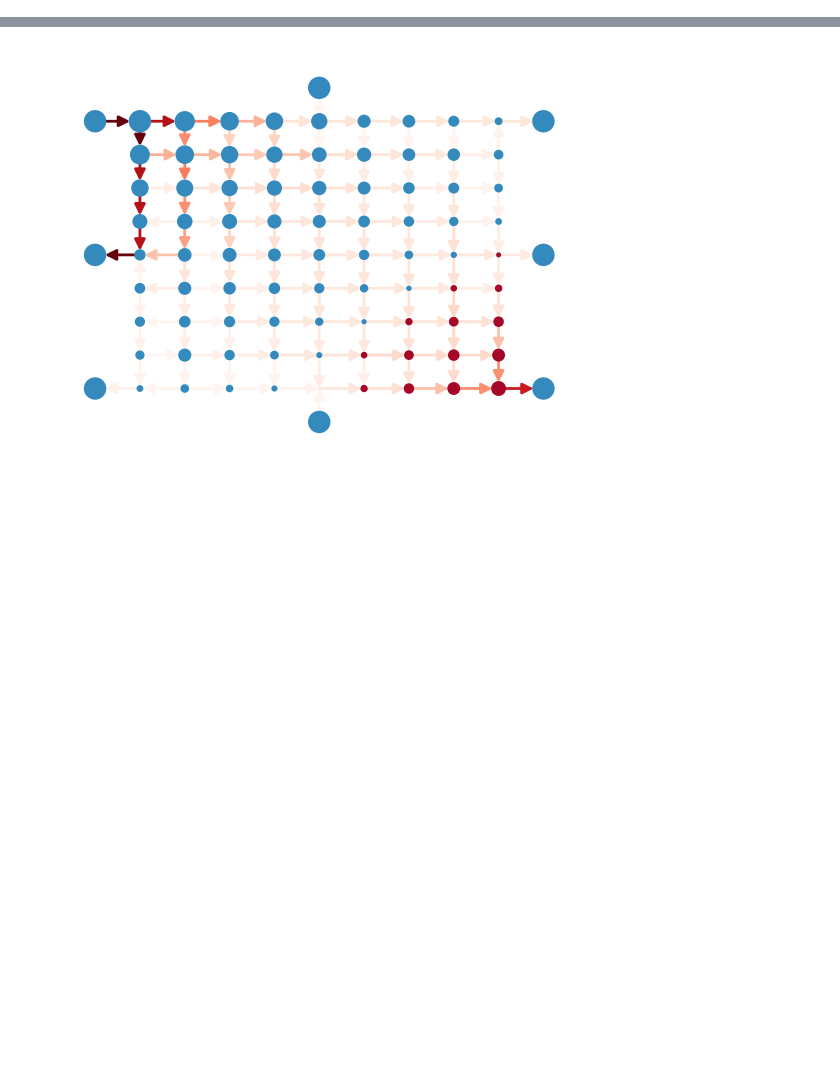
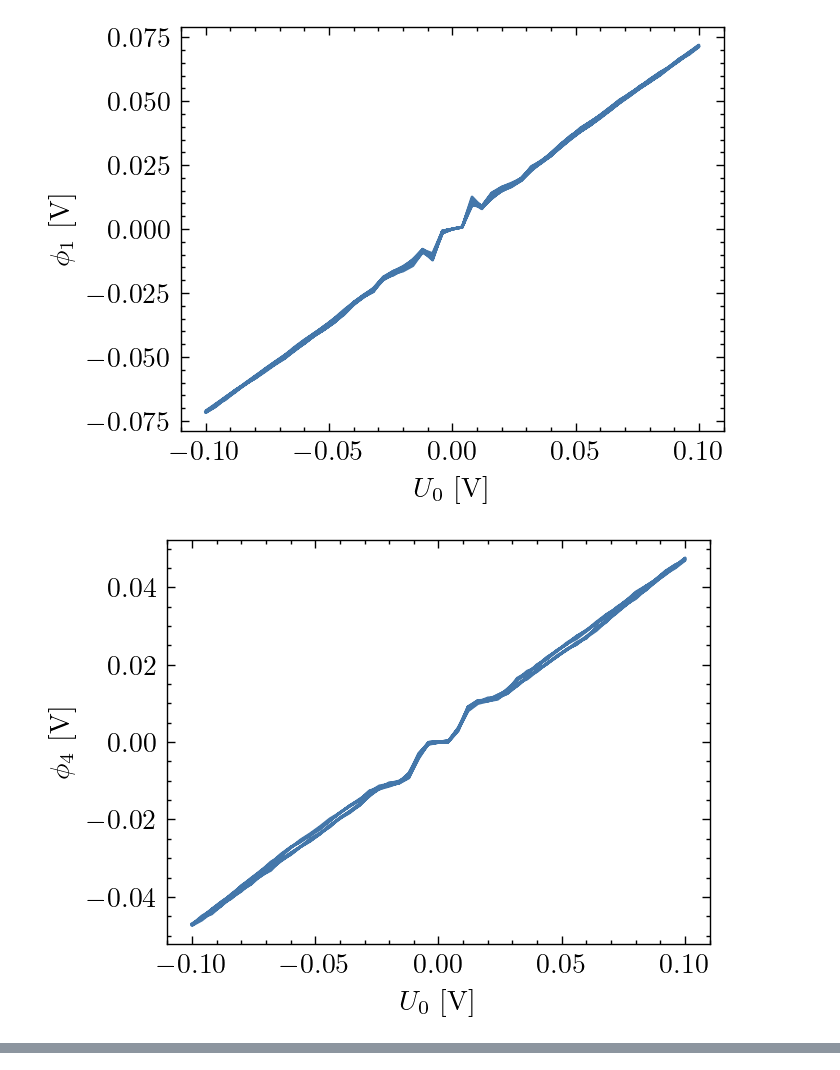
Before and after one commit to JonasMnsing/NanoNets, a Jupyter notebook: scripts/2_funding_period/WP2/main.ipynb, the cells around one changed output, grey strips where cells are left out. Cells and saved outputs as stored; diff of their text form; code cells hidden in the pictures; blank space fills up the shorter version.

```diff
--- a/scripts/2_funding_period/WP2/main.ipynb
+++ b/scripts/2_funding_period/WP2/main.ipynb
@@ -61,0 +96,5 @@ ax.legend(ncol=4, loc='upper left')
+# %%
+sim_class.run_var_voltages(voltages=voltages, time_steps=t_vals, target_electrode=1, T_val=5.0, save=False)
+# %%
+outputs = sim_class.return_output_values()
+states  = sim_class.return_potential_landscape()
@@ -61,0 +112,9 @@ ax.legend(ncol=4, loc='upper left')
+# %%
+fig = plt.figure(dpi=200)
+ax  = fig.add_subplot()
+ax.plot(input_volt[:-1], outputs[:,2], '-')
+ax.fill_between(input_volt[:-1], outputs[:,2]-outputs[:,3], outputs[:,2]+outputs[:,3], alpha=0.2, color='black')
+ax.set_xlabel("$t$ [s]")
+ax.set_ylabel("$U_1$ [V]")
+
+fig.savefig("output_phase_parallel.svg", transparent=True)
@@ -61,0 +123,9 @@ ax.legend(ncol=4, loc='upper left')
+# %%
+for i in [1,4,7,9]:
+
+    fig = plt.figure(dpi=200)
+    ax  = fig.add_subplot()
+    ax.plot(t_vals[:-1], states[:,i+2], '-')
+    ax.set_xlabel("$t$ [s]")
+    ax.set_ylabel(f"$\phi_{i}$ [V]")
+    fig.savefig(f"phi_{i}_parallel.svg", transparent=True)
@@ -61,0 +137,12 @@ ax.legend(ncol=4, loc='upper left')
+# %%
+for i in [1,4,7,9]:
+
+    fig = plt.figure(dpi=200)
+    ax  = fig.add_subplot()
+    ax.plot(input_volt[:-1], states[:,i+2], '-')
+    ax.set_xlabel("$U_0$ [V]")
+    ax.set_ylabel(f"$\phi_{i}$ [V]")
+    fig.savefig(f"phase_{i}_parallel.svg", transparent=True)
+# %% [output]
+[figure, added]
+[figure, added]
@@ -62,17 +151,15 @@ ax.legend(ncol=4, loc='upper left')
 # %%
-topology_parameter  = {
-    "Nx"                : N_p,
-    "Ny"                : N_p,
-    "Nz"                : 1,
-    "e_pos"             : [[(N_p-1)//2,0,0],[0,0,0],[N_p-1,0,0],[0,(N_p-1)//2,0],
-                           [N_p-1,(N_p-1)//2,0],[0,N_p-1,0],[N_p-1,N_p-1,0],[(N_p-1)//2,N_p-1,0]],
-    "electrode_type"    : ['constant','constant','constant','constant','constant','constant','constant','floating']
-}
-sim_class   = nanonets.simulation(topology_parameter=topology_parameter)
-pos         = sim_class.pos
-fig         = plt.figure(dpi=200)
-ax          = fig.add_subplot()
-fig, ax     = nanonets_utils.display_network_currents(df=network_currents, row=(2000,10000), N_electrodes=8, charge_landscape=states,
-                                                      fig=fig, ax=ax, node_size=50, position_by_currents=False, pos=pos, arrowsize=8)
+# topology_parameter  = {
+#     "Nx"                : N_p,
+#     "Ny"                : N_p,
+#     "Nz"                : 1,
+#     "e_pos"             : [[(N_p-1)//2,0,0],[0,0,0],[N_p-1,0,0],[0,(N_p-1)//2,0],
+#                            [N_p-1,(N_p-1)//2,0],[0,N_p-1,0],[N_p-1,N_p-1,0],[(N_p-1)//2,N_p-1,0]],
+#     "electrode_type"    : ['constant','constant','constant','constant','constant','constant','constant','floating']
+# }
+# sim_class   = nanonets.simulation(topology_parameter=topology_parameter)
+# pos         = sim_class.pos
+# fig         = plt.figure(dpi=200)
+# ax          = fig.add_subplot()
+# fig, ax     = nanonets_utils.display_network_currents(df=network_currents, row=(2000,10000), N_electrodes=8, charge_landscape=states,
+#                                                       fig=fig, ax=ax, node_size=50, position_by_currents=False, pos=pos, arrowsize=8)
-# %% [output]
-[figure, removed]
```
Also changed, not shown: parts of 14 cells of this notebook, 14 other files.
